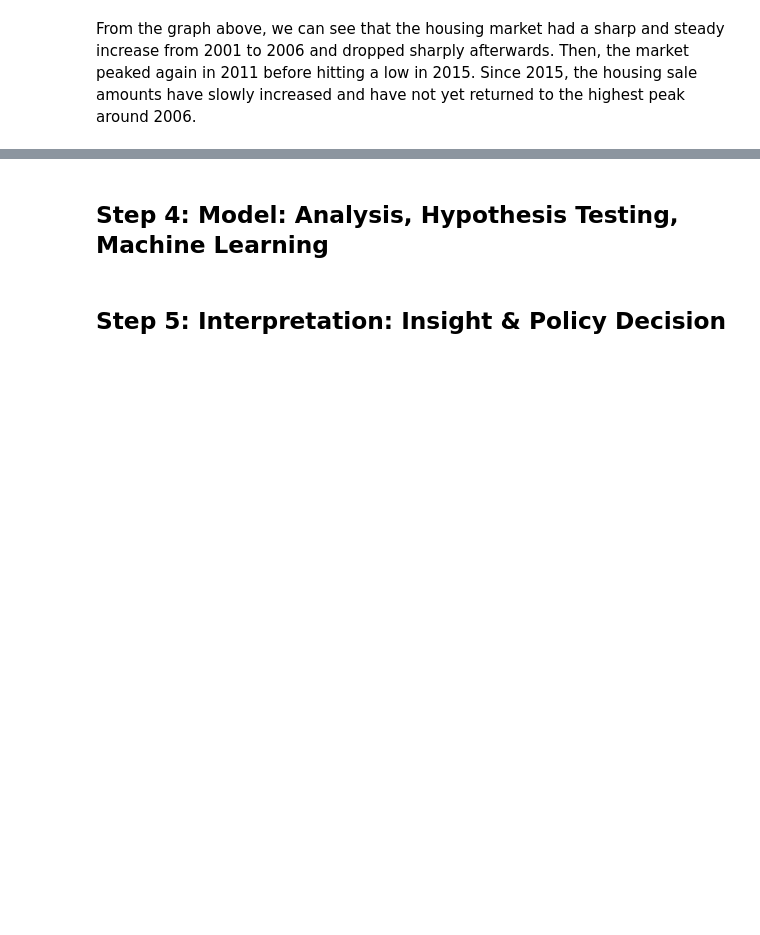
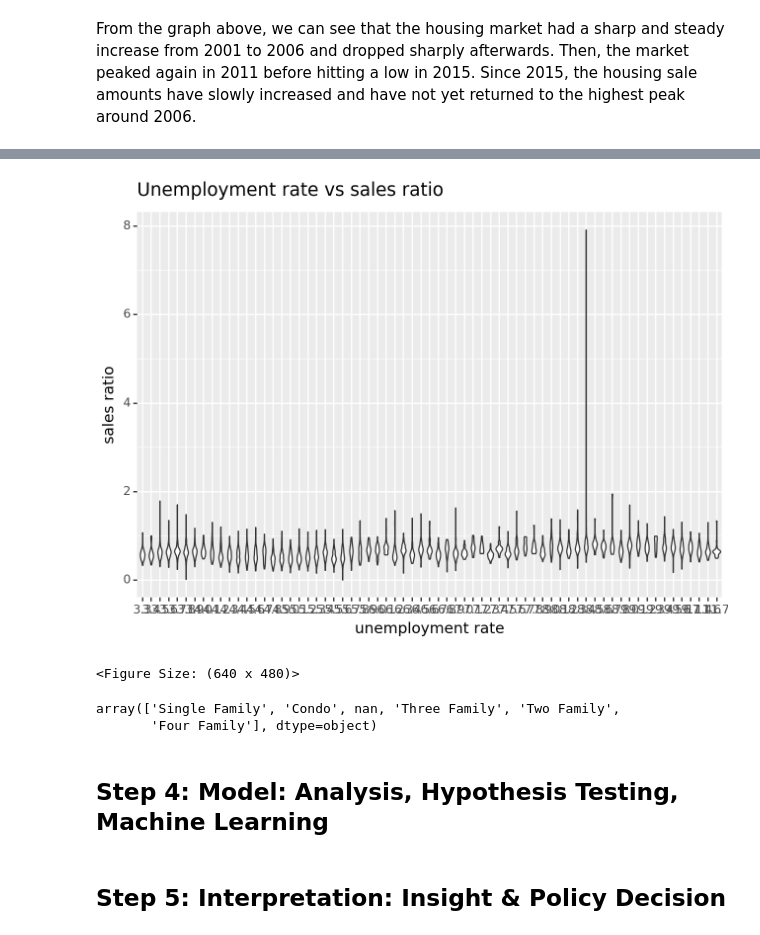
Before and after one commit to JenCodetc/JenCodetc.github.io, a Jupyter notebook: Final Tutorial ~ Real Estate Sales-checkpoint.ipynb, the cells around one changed output, grey strips where cells are left out. Drawn from its saved outputs; the diff is of its cells as text; code cells hidden in the pictures; blank space fills up the shorter version.

```diff
--- a/Final Tutorial ~ Real Estate Sales-checkpoint.ipynb
+++ b/Final Tutorial ~ Real Estate Sales-checkpoint.ipynb
@@ -292,3 +305,19 @@ From the graph above, we can see that the housing market had a sharp and steady
+# %%
+df = df_merge.copy()
+df['UnemploymentRate'] = df['UnemploymentRate'].astype(object)
+ggplot(data=df, mapping=aes(x='UnemploymentRate', y='salesratio')) +\
+geom_violin() +\
+labs(title="Unemployment rate vs sales ratio",
+     x = "unemployment rate",
+     y = "sales ratio")
+# %% [output]
+[figure, added]
+<Figure Size: (640 x 480)>
+# %%
+df['residentialtype'].unique()
+# %% [output]
+array(['Single Family', 'Condo', nan, 'Three Family', 'Two Family',
+       'Four Family'], dtype=object)
 # %% [markdown]
 ## Step 4: Model: Analysis, Hypothesis Testing, Machine Learning
 # %% [markdown]
```
Also changed, not shown: parts of 5 cells of this notebook.
